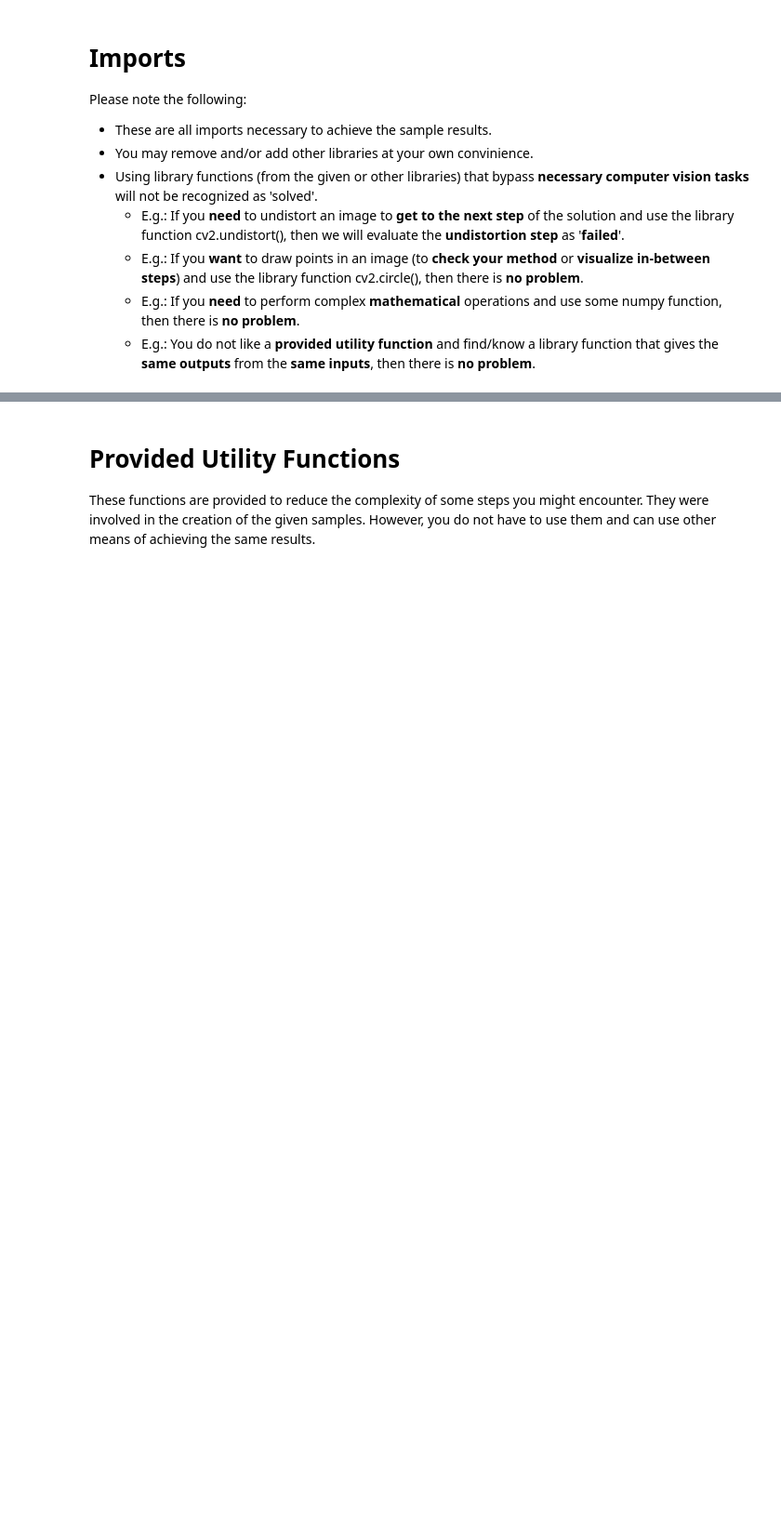
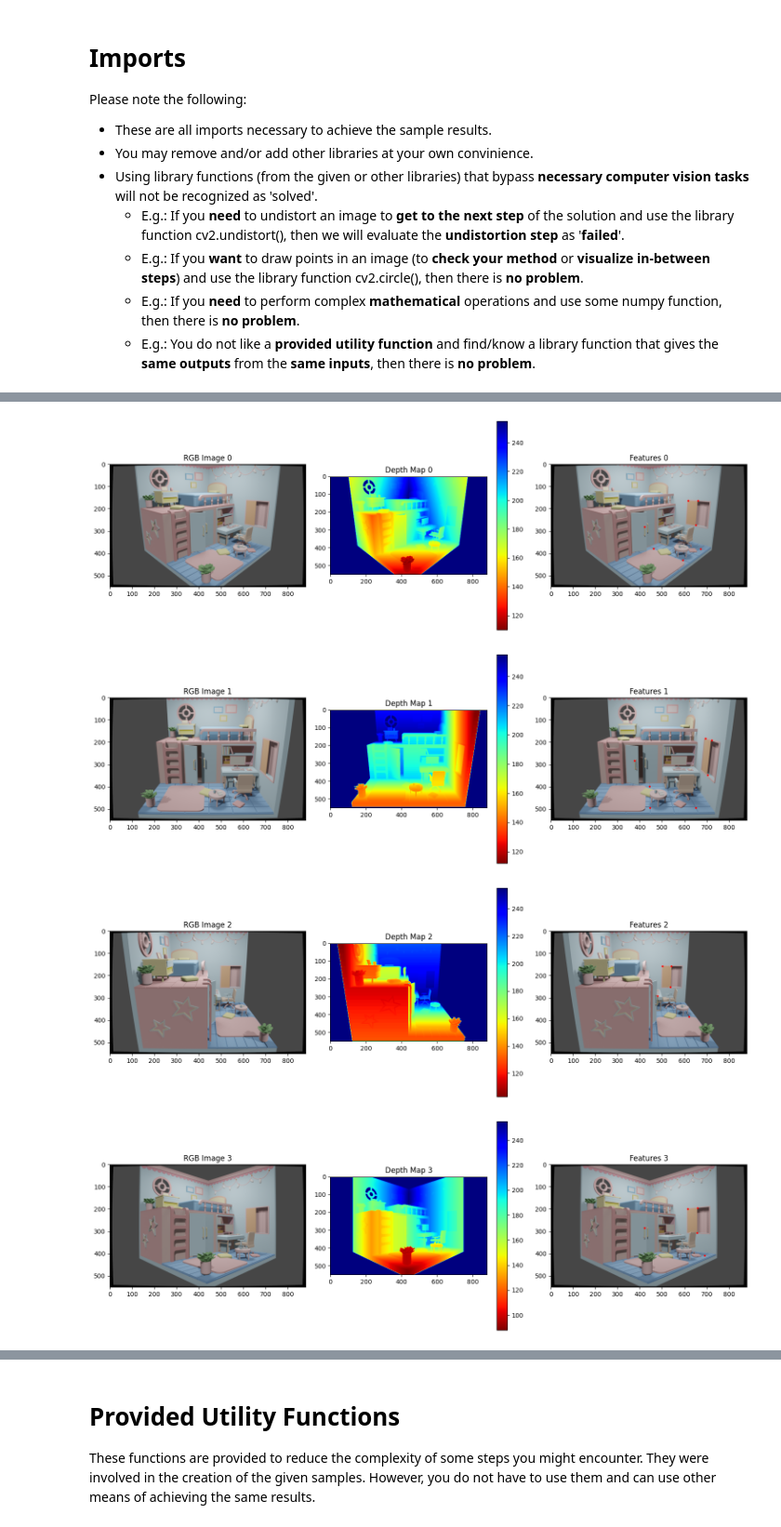
Before and after one commit to ThreightEE/3D-Scene-Reconstruction, a Jupyter notebook: project.ipynb, the cells around one changed output, grey strips where cells are left out. Shown at 93% size. Drawn from its saved outputs; the diff is of its cells as text; code cells hidden in the pictures; blank space fills up the shorter version.

Commit message:
Visualised the data given

```diff
--- a/project.ipynb
+++ b/project.ipynb
@@ -143,0 +168,36 @@ print(f"2D Features (Unsorted): {given_features.shape}")#[Camera_idx, Feature_id
+# %%
+import glob
+
+rgb_paths = sorted(glob.glob("data/images/*.png"))
+depth_paths = sorted(glob.glob("data/depths/*.png"))
+feature_data = np.load("data/given_features.npy")
+# %%
+for i in range(len(rgb_paths)):
+    rgb_image = cv2.imread(rgb_paths[i])
+    depth_map = cv2.imread(depth_paths[i], cv2.IMREAD_GRAYSCALE)
+    features = feature_data[i]
+
+    plt.figure(figsize=(15, 5))
+    plt.subplot(1, 3, 1)
+    plt.imshow(cv2.cvtColor(rgb_image, cv2.COLOR_BGR2RGB))
+    plt.title(f"RGB Image {i}")
+
+    plt.subplot(1, 3, 2)
+    plt.imshow(depth_map, cmap="jet_r")
+    plt.colorbar()
+    plt.title(f"Depth Map {i}")
+
+    plt.subplot(1, 3, 3)
+    plt.imshow(cv2.cvtColor(rgb_image, cv2.COLOR_BGR2RGB))
+    for feature in features:
+        if feature[0] != -1:  # invalid features: if feature is not visible in image, coordinates are [-1, -1]
+            plt.plot(feature[1], feature[0], 'ro', markersize=2)
+    plt.title(f"Features {i}")
+
+    plt.tight_layout()
+    plt.show()
+# %% [output]
+[figure, added]
+[figure, added]
+[figure, added]
+[figure, added]
```
Also changed, not shown: parts of 12 cells of this notebook.
